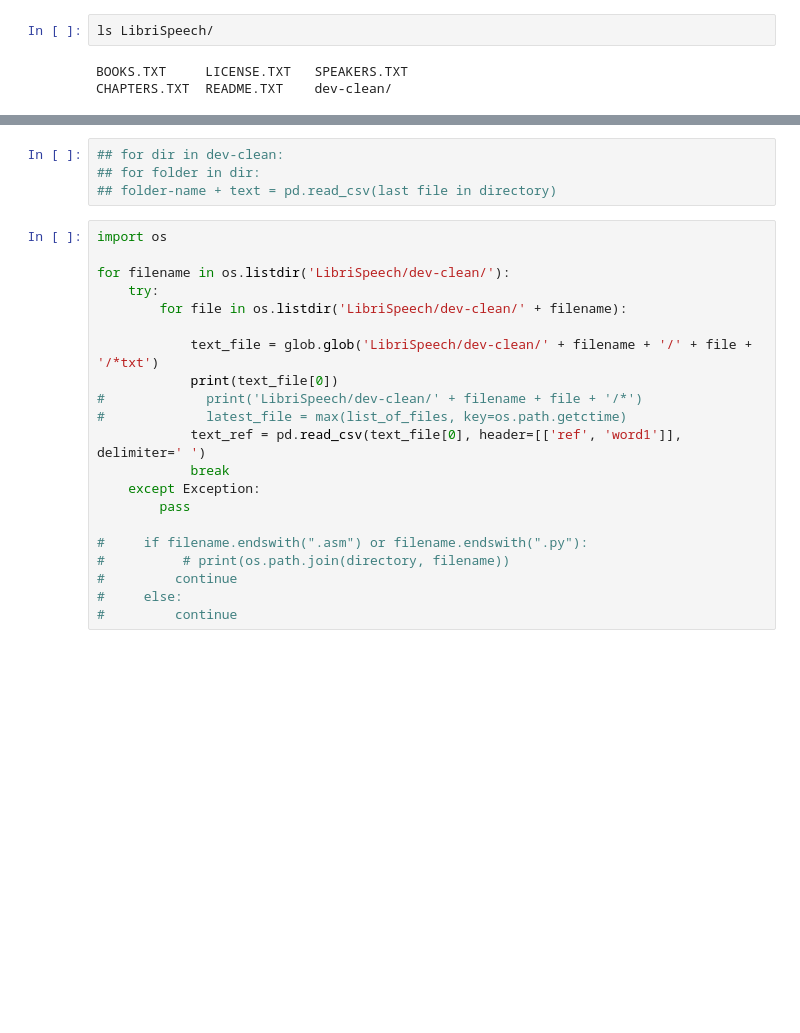
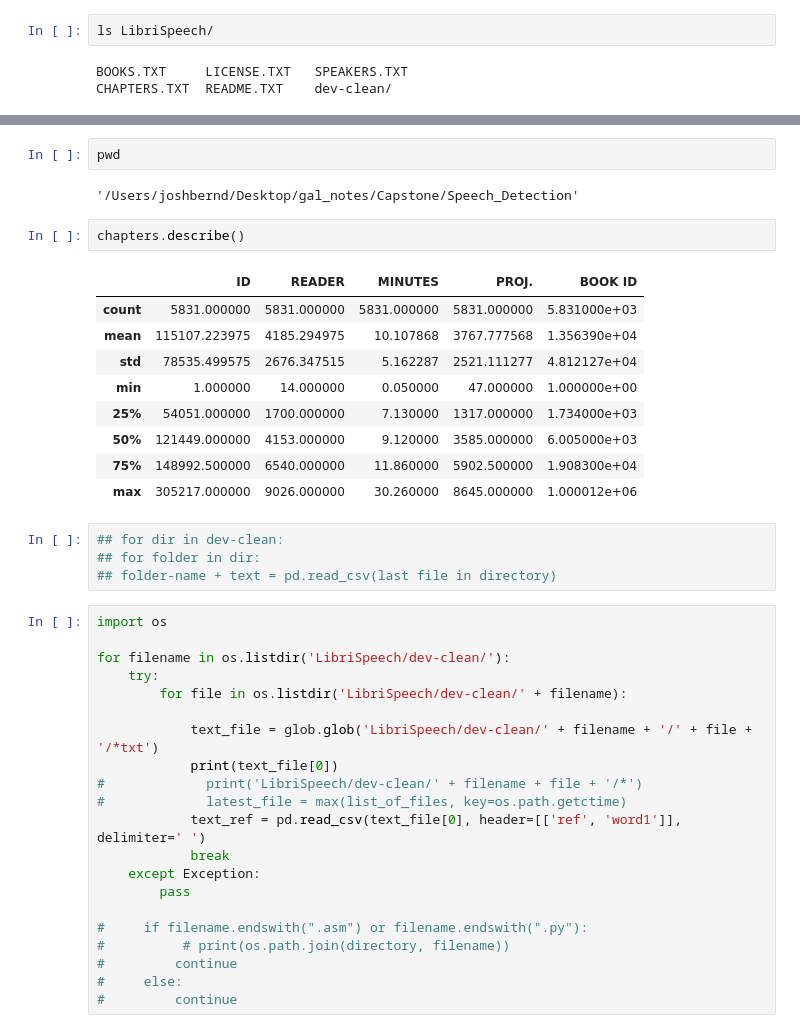
Before and after one commit to puga-42/Speech_Detection, a Jupyter notebook: EDA.ipynb, the cells around one changed output, grey strips where cells are left out. Drawn from its saved outputs; the diff is of its cells as text; blank space fills up the shorter version.

```diff
--- a/EDA.ipynb
+++ b/EDA.ipynb
@@ -22,3 +145,19 @@ chapters.head()
+# %%
+pwd
+# %% [output]
+'/Users/joshbernd/Desktop/gal_notes/Capstone/Speech_Detection'
+# %%
+chapters.describe()
+# %% [output]
+|  | ID | READER | MINUTES | PROJ. | BOOK ID |
+| count | 5831.000000 | 5831.000000 | 5831.000000 | 5831.000000 | 5.831000e+03 |
+| mean | 115107.223975 | 4185.294975 | 10.107868 | 3767.777568 | 1.356390e+04 |
+| std | 78535.499575 | 2676.347515 | 5.162287 | 2521.111277 | 4.812127e+04 |
+| min | 1.000000 | 14.000000 | 0.050000 | 47.000000 | 1.000000e+00 |
+| 25% | 54051.000000 | 1700.000000 | 7.130000 | 1317.000000 | 1.734000e+03 |
+| 50% | 121449.000000 | 4153.000000 | 9.120000 | 3585.000000 | 6.005000e+03 |
+| 75% | 148992.500000 | 6540.000000 | 11.860000 | 5902.500000 | 1.908300e+04 |
+| max | 305217.000000 | 9026.000000 | 30.260000 | 8645.000000 | 1.000012e+06 |
 # %%
 ## for dir in dev-clean:
 ## for folder in dir:
```
Also changed, not shown: parts of 16 cells of this notebook.
